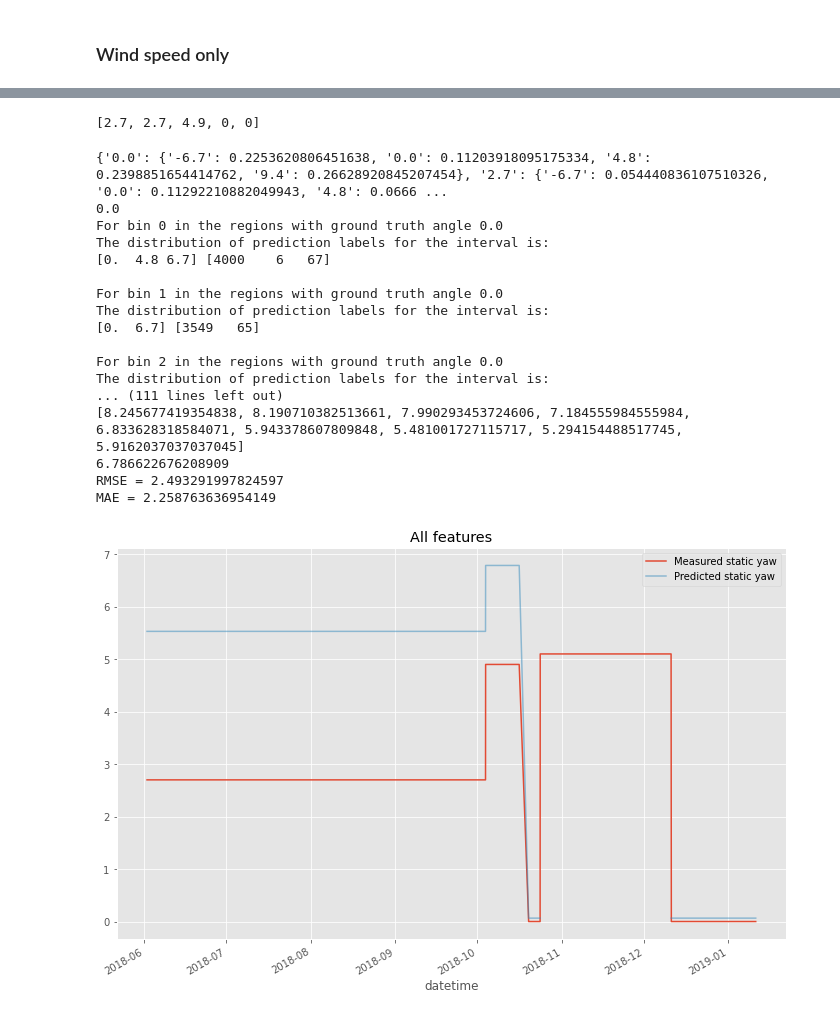
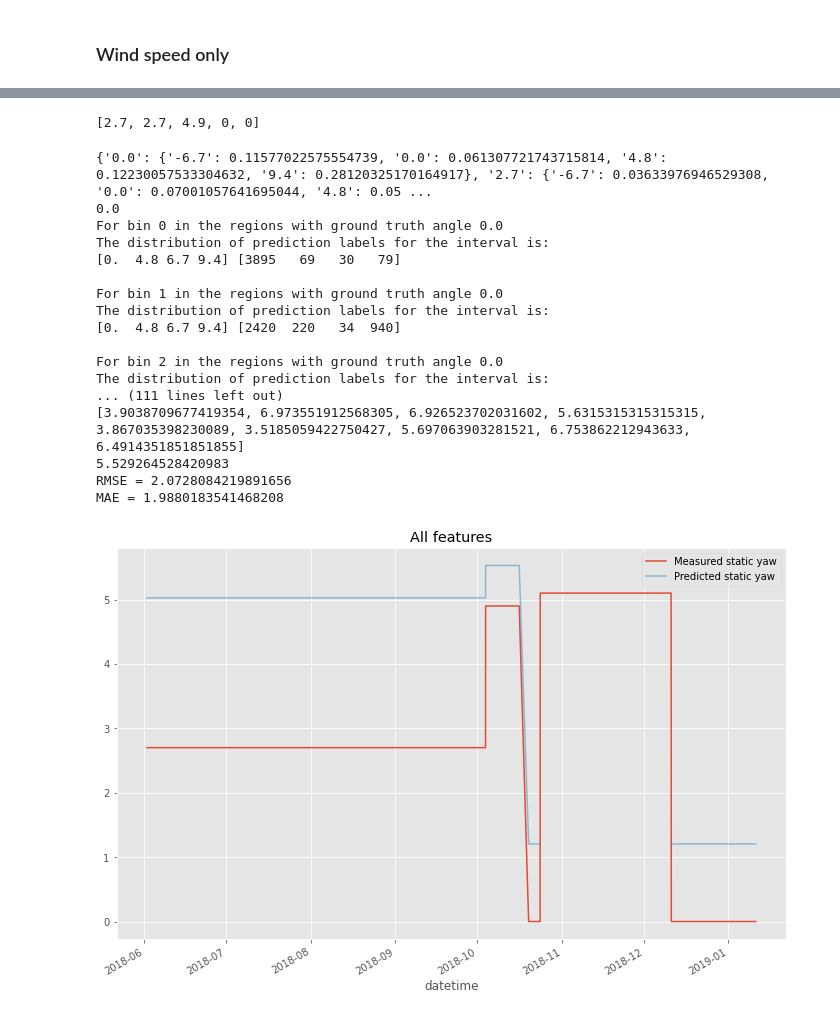
Before and after one commit to MORE-EU/complex-event-detection, a Jupyter notebook: experiments2(tune_each_model)/evaluate-bbz2-aggr.ipynb, the cells around one changed output, grey strips where cells are left out. Drawn from its saved outputs; the diff is of its cells as text; code cells hidden in the pictures.

```diff
--- a/experiments2(tune_each_model)/evaluate-bbz2-aggr.ipynb
+++ b/experiments2(tune_each_model)/evaluate-bbz2-aggr.ipynb
@@ -498,7 +498,7 @@ MAE = 0.8961460629497017
 df_scaled = scale_df(df.copy())
 df_scaled['y'] = df['y']
 selected_features = ['wind speed', 'pitch angle', 'rotor speed']
-models_file = 'trained_models_wind_speed.pickle'
+models_file = 'trained_models_all.pickle'
 with open(models_file, 'rb') as file:
     models_dict = pickle.load(file)
 
@@ -509,7 +509,7 @@ for b in bin_masks:
     binned_data_dfs.append(df_temp.copy())
 
 fit_features = selected_features
-fit_features = ['wind speed']
+fit_features = ['wind speed', 'pitch angle', 'rotor speed', 'nacelle direction', 'wind direction', 'theta_d']
 target_feature = ['active power']
 
 evaluation_scores = {}
@@ -595,38 +595,38 @@ for th_s in np.unique(static_misalignment_values1):
 df['y_pred'] = np.nan
 for th_s in np.unique(static_misalignment_values1):
     df['y_pred'][df['y']==th_s] = result[str(th_s)]
 
 prediction = np.abs(df['y_pred'])
 target = np.abs(df['y'])
 
 rmse = np.sqrt(np.nanmean((prediction.values-target.values)**2))
 mae = np.nanmean(np.abs(prediction.values-target.values))
 m = (prediction.isna())
 print(f"RMSE = {rmse}")
 print(f"MAE = {mae}")
 
 target.plot(figsize=(12, 8), label = 'Measured static yaw')
 prediction.plot(alpha=0.5, label = 'Predicted static yaw')
 plt.title('All features')
 plt.legend()
 plt.show()
 # %% [output]
 [2.7, 2.7, 4.9, 0, 0]
-{'0.0': {'-6.7': 0.2253620806451638, '0.0': 0.11203918095175334, '4.8': 0.2398851654414762, '9.4': 0.26628920845207454}, '2.7': {'-6.7': 0.054440836107510326, '0.0': 0.11292210882049943, '4.8': 0.0666 ...
+{'0.0': {'-6.7': 0.11577022575554739, '0.0': 0.061307721743715814, '4.8': 0.12230057533304632, '9.4': 0.28120325170164917}, '2.7': {'-6.7': 0.03633976946529308, '0.0': 0.07001057641695044, '4.8': 0.05 ...
 0.0
 For bin 0 in the regions with ground truth angle 0.0
 The distribution of prediction labels for the interval is:
-[0.  4.8 6.7] [4000    6   67]
+[0.  4.8 6.7 9.4] [3895   69   30   79]
 
 For bin 1 in the regions with ground truth angle 0.0
 The distribution of prediction labels for the interval is:
-[0.  6.7] [3549   65]
+[0.  4.8 6.7 9.4] [2420  220   34  940]
 
 For bin 2 in the regions with ground truth angle 0.0
 The distribution of prediction labels for the interval is:
 ... (111 lines left out)
-[8.245677419354838, 8.190710382513661, 7.990293453724606, 7.184555984555984, 6.833628318584071, 5.943378607809848, 5.481001727115717, 5.294154488517745, 5.9162037037037045]
-6.786622676208909
-RMSE = 2.493291997824597
-MAE = 2.258763636954149
+[3.9038709677419354, 6.973551912568305, 6.926523702031602, 5.6315315315315315, 3.867035398230089, 3.5185059422750427, 5.697063903281521, 6.753862212943633, 6.4914351851851855]
+5.529264528420983
+RMSE = 2.0728084219891656
+MAE = 1.9880183541468208
-[figure, old version]
+[figure, new version]
```
Also changed, not shown: parts of 2 cells of this notebook, 2 other files.
